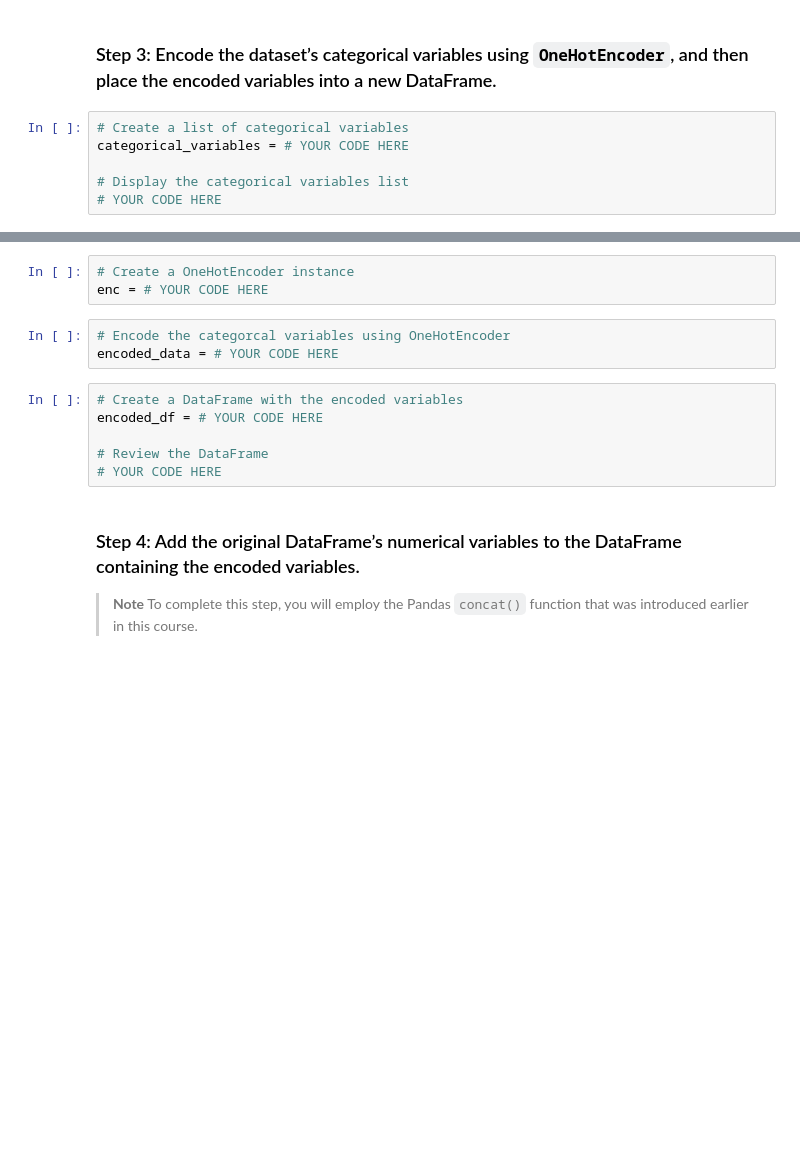
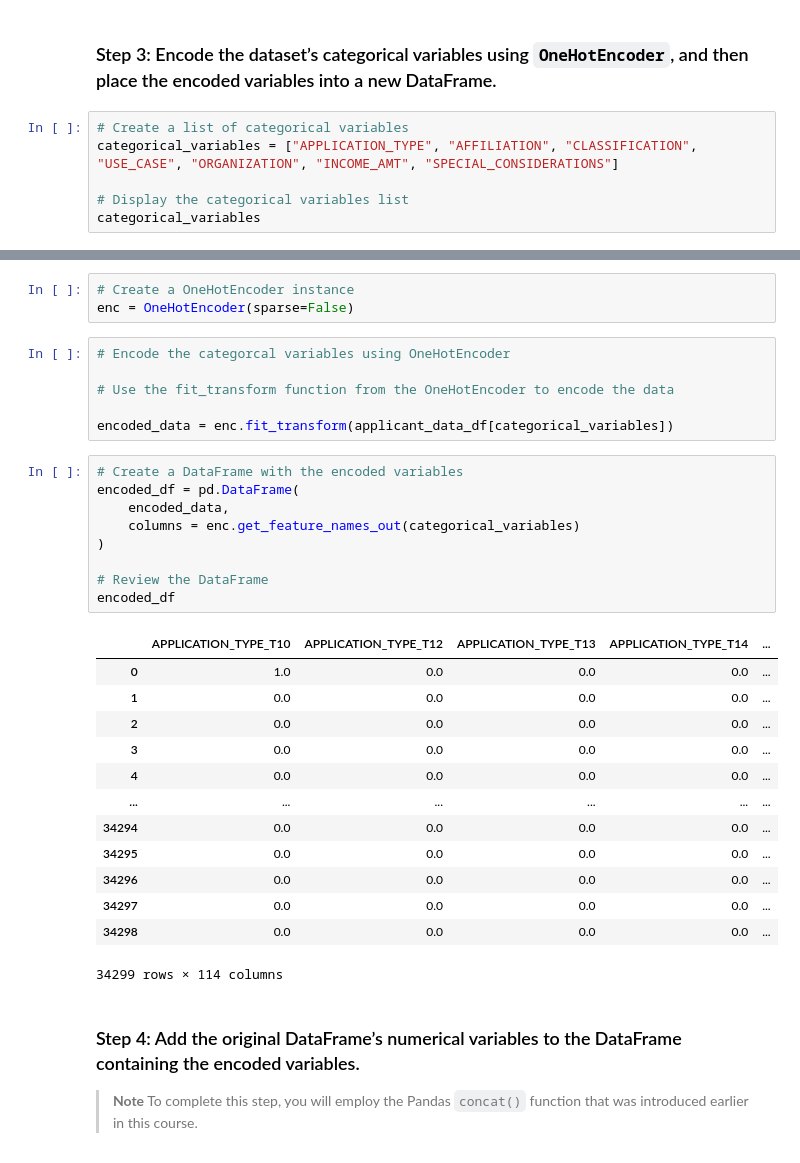
Before and after one commit to arianamoreno13/startups-binary-classification, a Jupyter notebook: GC_venture_funding_with_deep_learning_checkpoint.ipynb, the cells around one changed output, grey strips where cells are left out. Cells and saved outputs as stored; diff of their text form; blank space fills up the shorter version.

Commit message:
folder structure updated. encoded the categorical variables and created a new df.

```diff
--- a/GC_venture_funding_with_deep_learning_checkpoint.ipynb
+++ b/GC_venture_funding_with_deep_learning_checkpoint.ipynb
@@ -171,7 +174,7 @@ applicant_data_df
 ### Step 3: Encode the dataset’s categorical variables using `OneHotEncoder`, and then place the encoded variables into a new DataFrame.
 # %%
 # Create a list of categorical variables
-categorical_variables = # YOUR CODE HERE
+categorical_variables = ["APPLICATION_TYPE", "AFFILIATION", "CLASSIFICATION", "USE_CASE", "ORGANIZATION", "INCOME_AMT", "SPECIAL_CONSIDERATIONS"]
 
 # Display the categorical variables list
-# YOUR CODE HERE
+categorical_variables
@@ -178,15 +189,35 @@ categorical_variables = # YOUR CODE HERE
 # %%
 # Create a OneHotEncoder instance
-enc = # YOUR CODE HERE
+enc = OneHotEncoder(sparse=False)
 # %%
 # Encode the categorcal variables using OneHotEncoder
-encoded_data = # YOUR CODE HERE
+
+# Use the fit_transform function from the OneHotEncoder to encode the data
+
+encoded_data = enc.fit_transform(applicant_data_df[categorical_variables])
 # %%
 # Create a DataFrame with the encoded variables
-encoded_df = # YOUR CODE HERE
+encoded_df = pd.DataFrame(
+    encoded_data,
+    columns = enc.get_feature_names_out(categorical_variables)
+)
 
 # Review the DataFrame
-# YOUR CODE HERE
+encoded_df
+# %% [output]
+|  | APPLICATION_TYPE_T10 | APPLICATION_TYPE_T12 | APPLICATION_TYPE_T13 | APPLICATION_TYPE_T14 | ... |
+| 0 | 1.0 | 0.0 | 0.0 | 0.0 | ... |
+| 1 | 0.0 | 0.0 | 0.0 | 0.0 | ... |
+| 2 | 0.0 | 0.0 | 0.0 | 0.0 | ... |
+| 3 | 0.0 | 0.0 | 0.0 | 0.0 | ... |
+| 4 | 0.0 | 0.0 | 0.0 | 0.0 | ... |
+| ... | ... | ... | ... | ... | ... |
+| 34294 | 0.0 | 0.0 | 0.0 | 0.0 | ... |
+| 34295 | 0.0 | 0.0 | 0.0 | 0.0 | ... |
+| 34296 | 0.0 | 0.0 | 0.0 | 0.0 | ... |
+| 34297 | 0.0 | 0.0 | 0.0 | 0.0 | ... |
+| 34298 | 0.0 | 0.0 | 0.0 | 0.0 | ... |
+34299 rows × 114 columns
 # %% [markdown]
 ### Step 4: Add the original DataFrame’s numerical variables to the DataFrame containing the encoded variables.
 
```
Also changed, not shown: parts of 2 cells of this notebook.
